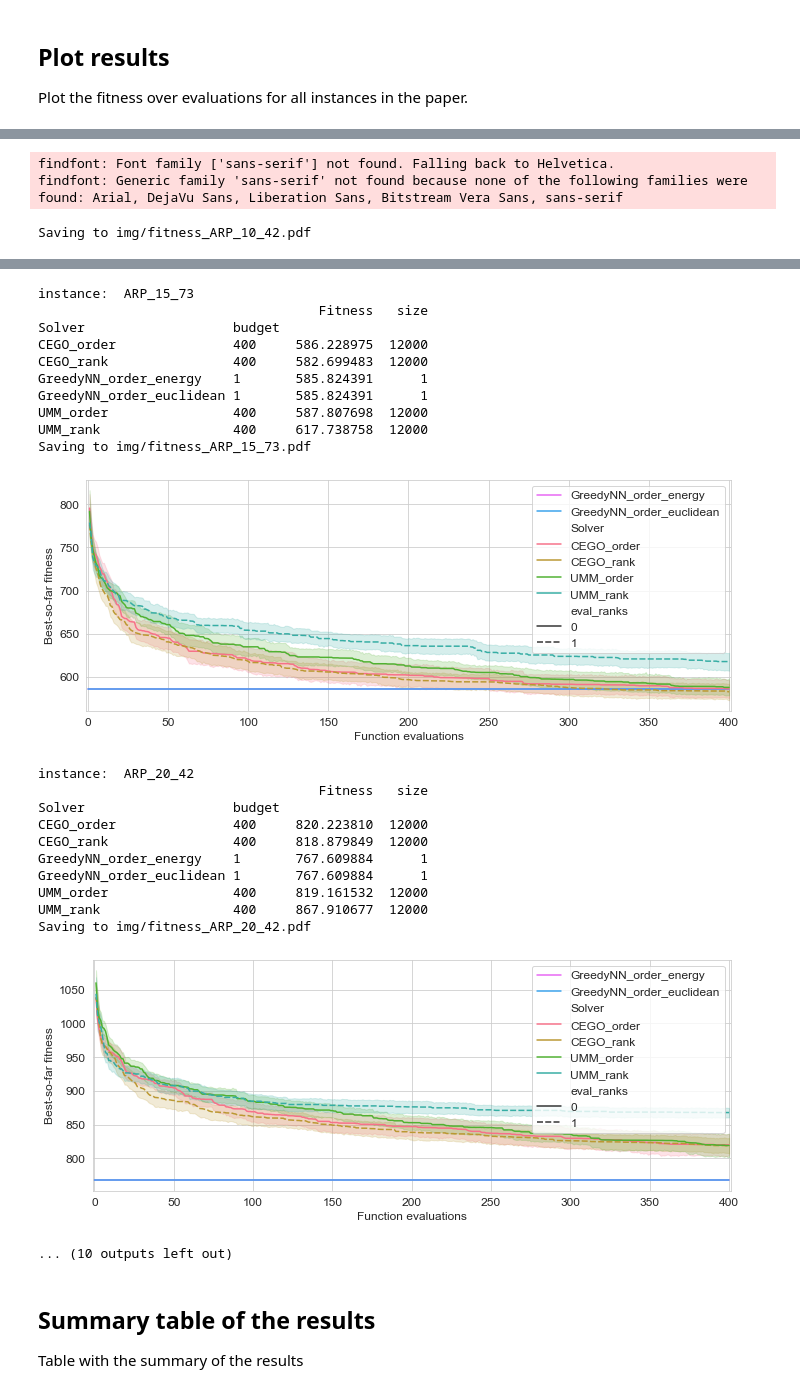
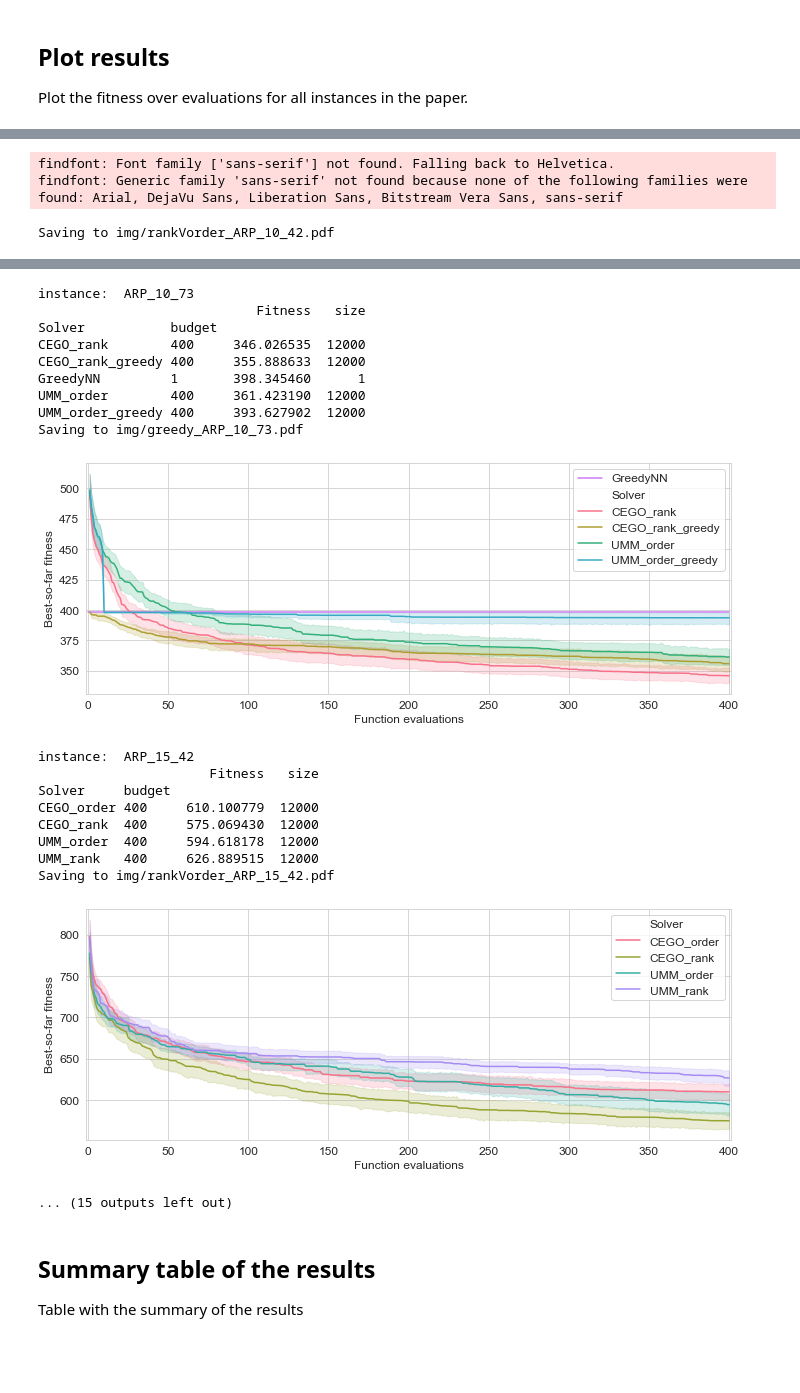
Before and after one commit to MLopez-Ibanez/AsteroidRoutingProblem, a Jupyter notebook: 4-analysis.ipynb, the cells around one changed output, grey strips where cells are left out. Saved outputs shown, nothing was run; the diff lists cells and outputs as text; code cells hidden in the pictures; blank space fills up the shorter version.

```diff
--- a/4-analysis.ipynb
+++ b/4-analysis.ipynb
@@ -58,6 +58,8 @@ def get_opt(instpath):
 def read_alldata(pat="./results/**/*.csv.xz"):
     lis = []
     for filename in glob(pat, recursive=True):
+        if "greedynn-energy" in filename:
+            continue
         tmp = pd.read_csv(filename)
         print(filename)
         #tmp.instance = tmp.instance.str.replace('pfsp/','pfsp_cmax/')
@@ -71,8 +73,10 @@ def read_alldata(pat="./results/**/*.csv.xz"):
             tmp['Solver'] += "_order"
         elif "-er1" in filename:
             tmp['Solver'] += "_rank"
-        if "greedynn" in filename:
-            tmp['Solver'] += "_" + tmp['distance']
+        if "greedynn-euclidean" in filename:
+            tmp['Solver'] = "GreedyNN"
+        if "greedy_euclidean" in filename:
+            tmp['Solver'] += "_greedy"
         #tmp['Solver'] += '_'
         #tmp['Solver'] += tmp.budget.astype(str)
         lis.append(tmp)
@@ -119,6 +123,7 @@ nruns = 5
 df = filter_unequal_budget(df, 1000)
 df['budget'].fillna(1,inplace=True)
 df['seed'].fillna(1,inplace=True)
+df['eval_ranks'].fillna(0,inplace=True)
 df = df.sort_values(['Problem', 'instance', 'Solver', 'eval_ranks', 'budget','seed','Function evaluations'])
 df['Best-so-far fitness'] = df.groupby(['Problem', 'instance','Solver', 'eval_ranks', 'budget','seed'])['Fitness'].cummin()
 # Checks that make sure we have the correct number of runs
@@ -184,7 +189,7 @@ Name: seed, dtype: int64
 ## Plot results
 Plot the fitness over evaluations for all instances in the paper.
 # %%
-def plot_fitness(df, inst, best = False):
+def plot_fitness(df, inst, best = False, prefix = "fitness_"):
     print("instance: ", inst)
     if len(df) == 0: return
     df_fitness = df.groupby(['Solver','budget','seed']).Fitness.min().reset_index()
@@ -207,19 +212,25 @@ def plot_fitness(df, inst, best = False):
         y_col = 'Best-so-far fitness'
     else:
         y_col = 'Fitness'
-    g = sns.lineplot(x='Function evaluations', y=y_col, hue='Solver', data=df, palette=palette, style="eval_ranks")
+    g = sns.lineplot(x='Function evaluations', y=y_col, hue='Solver', data=df, palette=palette)#, style="eval_ranks")
     g.set(xlim=(-1, budget+1))
     plt.tight_layout()
-    filename = 'img/fitness_' + df.instance.iloc[0].replace('/','_').replace('.','_') + '.pdf'
+    filename = 'img/' + prefix + df.instance.iloc[0].replace('/','_').replace('.','_') + '.pdf'
     print("Saving to " + filename)
     plt.savefig(filename)
     plt.show()
 
 sel_inst = df.instance.unique()
 for inst in sel_inst:
+    sel_confs = ['CEGO_order', 'CEGO_rank', 'UMM_order', 'UMM_rank']
+    subdf = df[df.instance.str.contains(inst)].sort_values('Solver')
+    subdf = subdf[subdf.Solver.isin(sel_confs)]
+    plot_fitness(subdf, inst, best = True, prefix = "rankVorder_")
+    sel_confs = ['CEGO_rank', 'CEGO_rank_greedy', 'UMM_order', 'UMM_order_greedy', 'GreedyNN']
+    subdf = df[df.instance.str.contains(inst)].sort_values('Solver')
+    subdf = subdf[subdf.Solver.isin(sel_confs)]
+    plot_fitness(subdf, inst, best = True, prefix = "greedy_")
     #for _, gdf in df.groupby('eval_ranks'):
     #    subdf = gdf[gdf.instance.str.contains(inst)].sort_values('Solver')
-    subdf = df[df.instance.str.contains(inst)].sort_values('Solver')
-    plot_fitness(subdf, inst, best = True)
 # %% [output]
 instance:  ARP_10_42
@@ -234,3 +243,3 @@ UMM_rank                 400     405.602952  12000
 findfont: Font family ['sans-serif'] not found. Falling back to Helvetica.
 findfont: Generic family 'sans-serif' not found because none of the following families were found: Arial, DejaVu Sans, Liberation Sans, Bitstream Vera Sans, sans-serif
-Saving to img/fitness_ARP_10_42.pdf
+Saving to img/rankVorder_ARP_10_42.pdf
@@ -260,26 +266,23 @@ Saving to img/fitness_ARP_15_42.pdf
-instance:  ARP_15_73
-                                    Fitness   size
-Solver                   budget
-CEGO_order               400     586.228975  12000
-CEGO_rank                400     582.699483  12000
-GreedyNN_order_energy    1       585.824391      1
-GreedyNN_order_euclidean 1       585.824391      1
-UMM_order                400     587.807698  12000
-UMM_rank                 400     617.738758  12000
-Saving to img/fitness_ARP_15_73.pdf
+instance:  ARP_10_73
+                            Fitness   size
+Solver           budget
+CEGO_rank        400     346.026535  12000
+CEGO_rank_greedy 400     355.888633  12000
+GreedyNN         1       398.345460      1
+UMM_order        400     361.423190  12000
+UMM_order_greedy 400     393.627902  12000
+Saving to img/greedy_ARP_10_73.pdf
-[figure, old version]
+[figure, new version]
-instance:  ARP_20_42
-                                    Fitness   size
-Solver                   budget
-CEGO_order               400     820.223810  12000
-CEGO_rank                400     818.879849  12000
-GreedyNN_order_energy    1       767.609884      1
-GreedyNN_order_euclidean 1       767.609884      1
-UMM_order                400     819.161532  12000
-UMM_rank                 400     867.910677  12000
-Saving to img/fitness_ARP_20_42.pdf
+instance:  ARP_15_42
+                      Fitness   size
+Solver     budget
+CEGO_order 400     610.100779  12000
+CEGO_rank  400     575.069430  12000
+UMM_order  400     594.618178  12000
+UMM_rank   400     626.889515  12000
+Saving to img/rankVorder_ARP_15_42.pdf
-[figure, old version]
+[figure, new version]
-... (10 outputs left out)
+... (15 outputs left out)
 # %% [markdown]
 ## Summary table of the results
 
```
Also changed, not shown: parts of 8 cells of this notebook, 1 other file.
